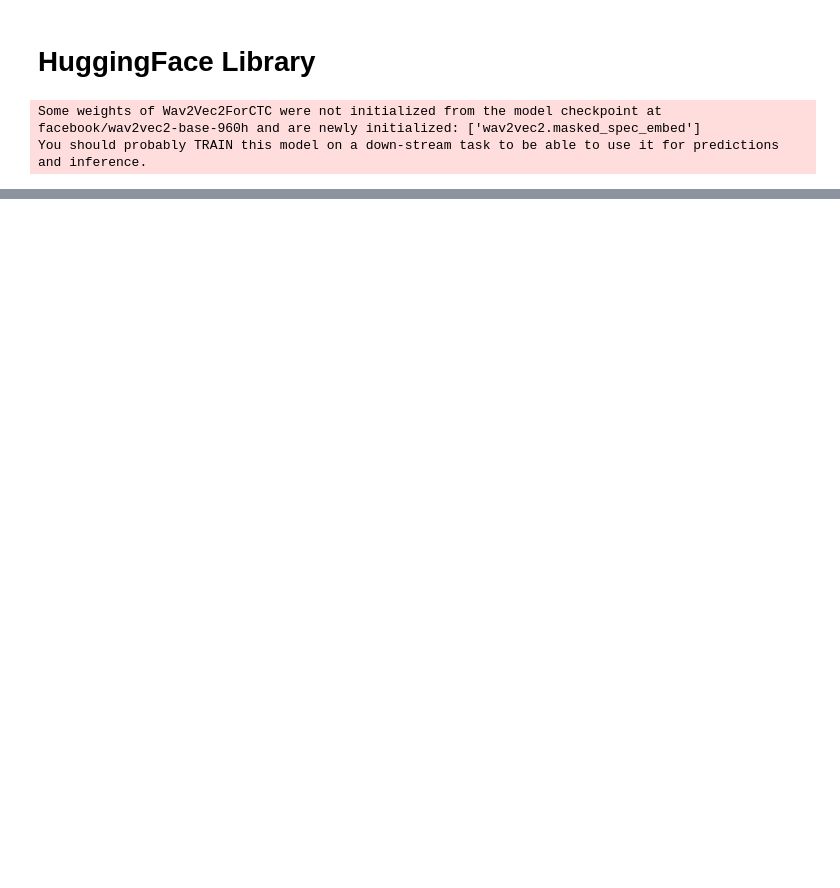
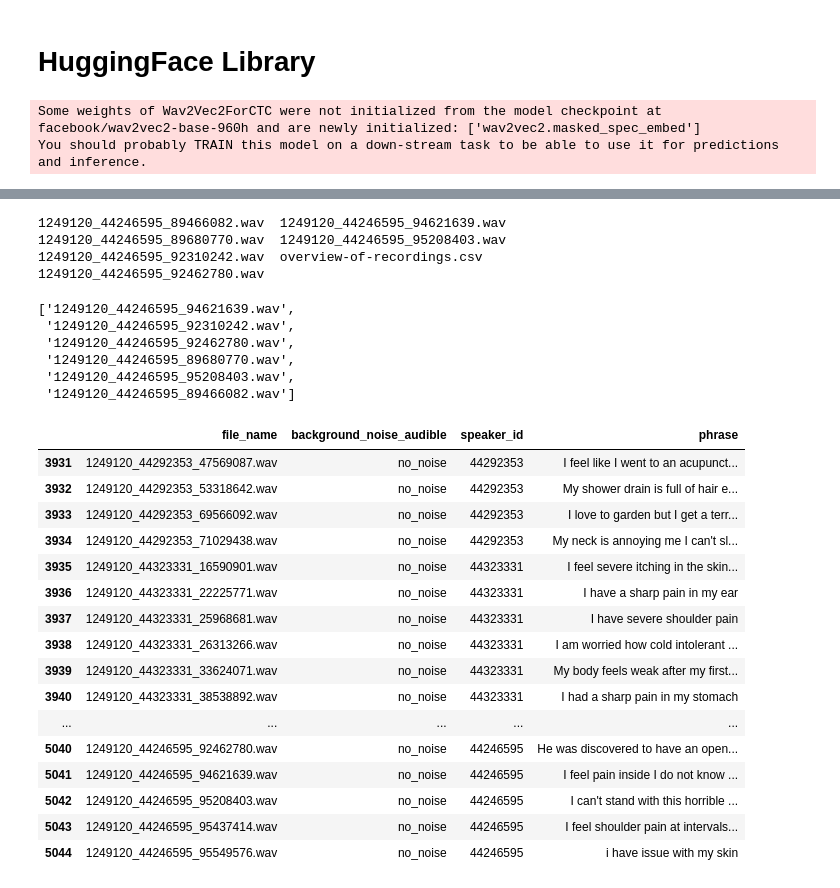
Before and after one commit to kelvinjross/wav2vec2, a Jupyter notebook: speech.ipynb, the cells around one changed output, grey strips where cells are left out. Cells and saved outputs as stored; diff of their text form; code cells hidden in the pictures; blank space fills up the shorter version.

Commit message:
Incorporated resampling code, and add medical tests

```diff
--- a/speech.ipynb
+++ b/speech.ipynb
@@ -102,0 +141,32 @@ FOUR SCORE AND SEVEN YEARS AGO OUR FATHERS BROUGHT FORTH ON THIS CONTINENT A NEW
+# %%
+test_file_path = "../medical_speech_transcription_and_intent/"
+# %%
+!ls {test_file_path}
+# %% [output]
+1249120_44246595_89466082.wav  1249120_44246595_94621639.wav
+1249120_44246595_89680770.wav  1249120_44246595_95208403.wav
+1249120_44246595_92310242.wav  overview-of-recordings.csv
+1249120_44246595_92462780.wav
+# %%
+import pandas as pd
+pd.set_option('display.max_colwidth', None)
+
+recordings = pd.read_csv(test_file_path + "overview-of-recordings.csv")
+# %%
+import os
+
+def all_wav_files(test_file_path):
+    files = []
+    for file in os.listdir(test_file_path):
+        if file.endswith(".wav"):
+            files.append(file)
+    return files
+# %%
+all_wav_files(test_file_path)
+# %% [output]
+['1249120_44246595_94621639.wav',
+ '1249120_44246595_92310242.wav',
+ '1249120_44246595_92462780.wav',
+ '1249120_44246595_89680770.wav',
+ '1249120_44246595_95208403.wav',
+ '1249120_44246595_89466082.wav']
@@ -102,0 +187,22 @@ FOUR SCORE AND SEVEN YEARS AGO OUR FATHERS BROUGHT FORTH ON THIS CONTINENT A NEW
+# %%
+recordings[
+    (recordings['file_name'].isin(all_wav_files(test_file_path))) & (recordings['background_noise_audible'] == "no_noise")
+    ][['file_name','background_noise_audible','speaker_id', 'phrase']][20:40]
+# %% [output]
+|  | file_name | background_noise_audible | speaker_id | phrase |
+| 3931 | 1249120_44292353_47569087.wav | no_noise | 44292353 | I feel like I went to an acupunct... |
+| 3932 | 1249120_44292353_53318642.wav | no_noise | 44292353 | My shower drain is full of hair e... |
+| 3933 | 1249120_44292353_69566092.wav | no_noise | 44292353 | I love to garden but I get a terr... |
+| 3934 | 1249120_44292353_71029438.wav | no_noise | 44292353 | My neck is annoying me I can't sl... |
+| 3935 | 1249120_44323331_16590901.wav | no_noise | 44323331 | I feel severe itching in the skin... |
+| 3936 | 1249120_44323331_22225771.wav | no_noise | 44323331 | I have a sharp pain in my ear |
+| 3937 | 1249120_44323331_25968681.wav | no_noise | 44323331 | I have severe shoulder pain |
+| 3938 | 1249120_44323331_26313266.wav | no_noise | 44323331 | I am worried how cold intolerant ... |
+| 3939 | 1249120_44323331_33624071.wav | no_noise | 44323331 | My body feels weak after my first... |
+| 3940 | 1249120_44323331_38538892.wav | no_noise | 44323331 | I had a sharp pain in my stomach |
+| ... | ... | ... | ... | ... |
+| 5040 | 1249120_44246595_92462780.wav | no_noise | 44246595 | He was discovered to have an open... |
+| 5041 | 1249120_44246595_94621639.wav | no_noise | 44246595 | I feel pain inside I do not know ... |
+| 5042 | 1249120_44246595_95208403.wav | no_noise | 44246595 | I can't stand with this horrible ... |
+| 5043 | 1249120_44246595_95437414.wav | no_noise | 44246595 | I feel shoulder pain at intervals... |
+| 5044 | 1249120_44246595_95549576.wav | no_noise | 44246595 | i have issue with my skin |
```
Also changed, not shown: parts of 15 cells of this notebook, 2 other files.
